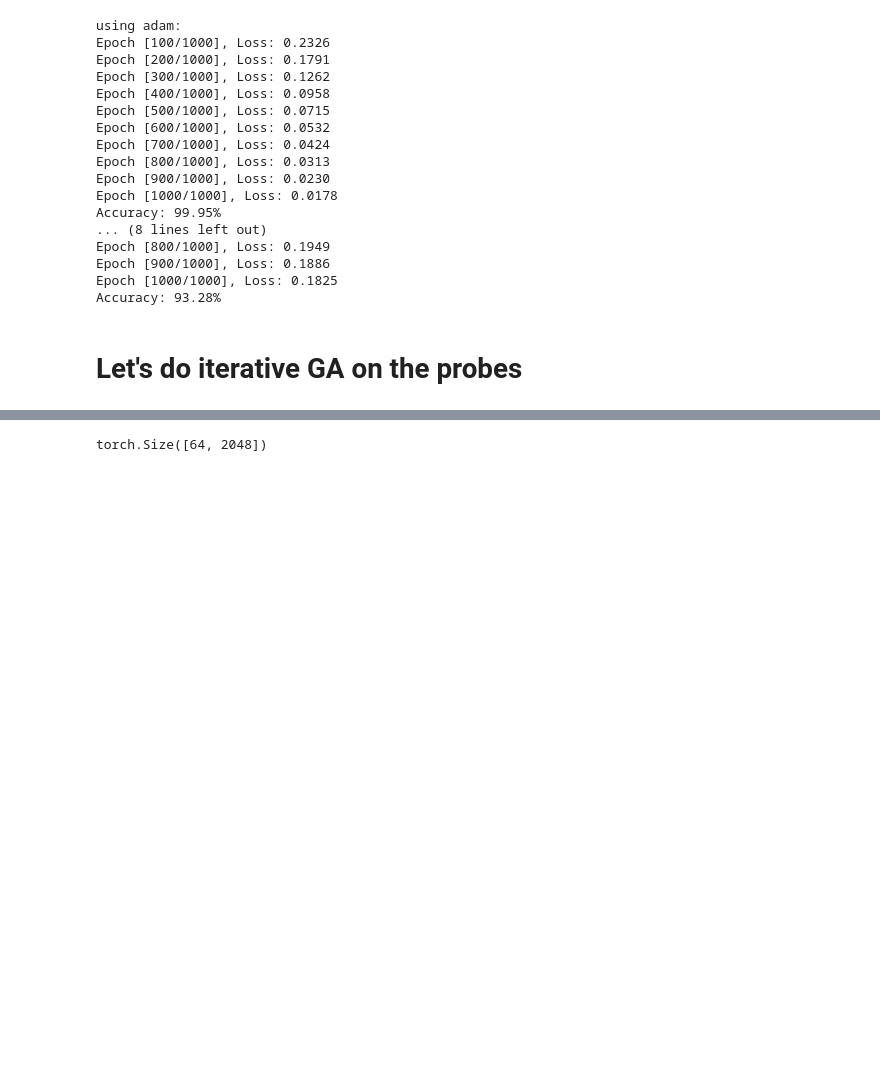
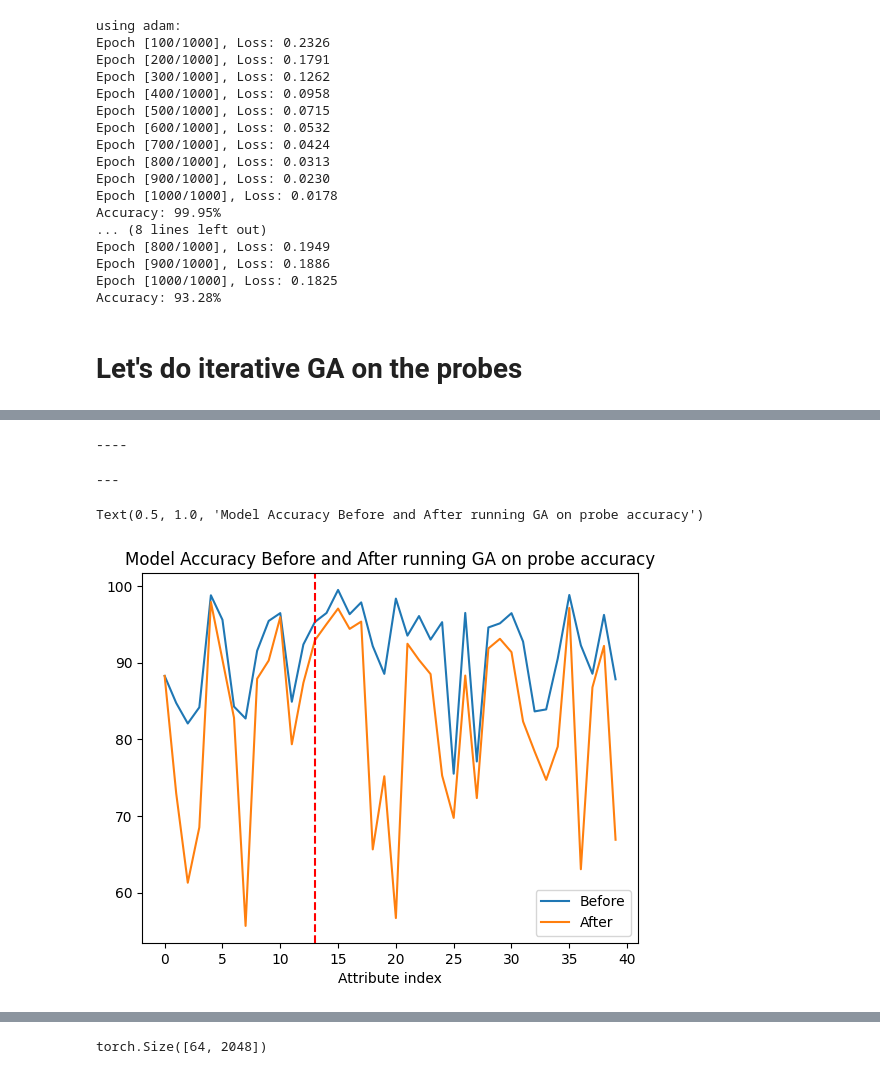
Before and after one commit to RoyRin/ripple_bench, a Jupyter notebook: notebooks/LEACE_explore.ipynb, the cells around one changed output, grey strips where cells are left out. Saved outputs shown, nothing was run; the diff lists cells and outputs as text; code cells hidden in the pictures; blank space fills up the shorter version.

```diff
--- a/notebooks/LEACE_explore.ipynb
+++ b/notebooks/LEACE_explore.ipynb
@@ -1113,0 +1108,5 @@ reload(probes)
+# %%
+reload(probes)
+# load model
+print(f"model_attribute_ind - {model_attribute_ind}")
+model = model_utils.load_model(attr_index=model_attribute_ind, models_dir=BASE_DIR / "models_without_labels__multiple", DEVICE = DEVICE)
@@ -1289,0 +1370,30 @@ evaluate probe model on val:
+# %%
+# test model accuracy in general
+max_rounds= 12
+all_preds, all_labels = model_utils.evaluate(model, val_loader, max_rounds = max_rounds)
+# plot bars
+vals = [(model_utils.get_TP_TN_FP_FN(i, all_labels, all_preds)[0]) for i in range(40)]
+vals = np.array(vals)
+
+print(f"----")
+accs_after = [plotting.compute_precision_recall_acc(val)[2] for val in vals]
+
+original_preds, original_labels = model_utils.evaluate(original_model, val_loader, max_rounds = max_rounds)
+original_vals = [(model_utils.get_TP_TN_FP_FN(i, original_labels, original_preds)[0]) for i in range(40)]
+original_vals = np.array(original_vals)
+
+accs_before = [plotting.compute_precision_recall_acc(val)[2] for val in original_vals]
+print("---")
+# plot before and after
+plt.plot(accs_before, label='Before')
+plt.plot(accs_after, label='After')
+plt.legend()
+plt.xlabel("Attribute index")
+# vert line at probe_attribute_index
+plt.axvline(x=probe_attribute_index, color='r', linestyle='--')
+plt.title("Model Accuracy Before and After running GA on probe accuracy")
+# %% [output]
+----
+---
+Text(0.5, 1.0, 'Model Accuracy Before and After running GA on probe accuracy')
+[figure, added]
```
Also changed, not shown: parts of 14 cells of this notebook.
